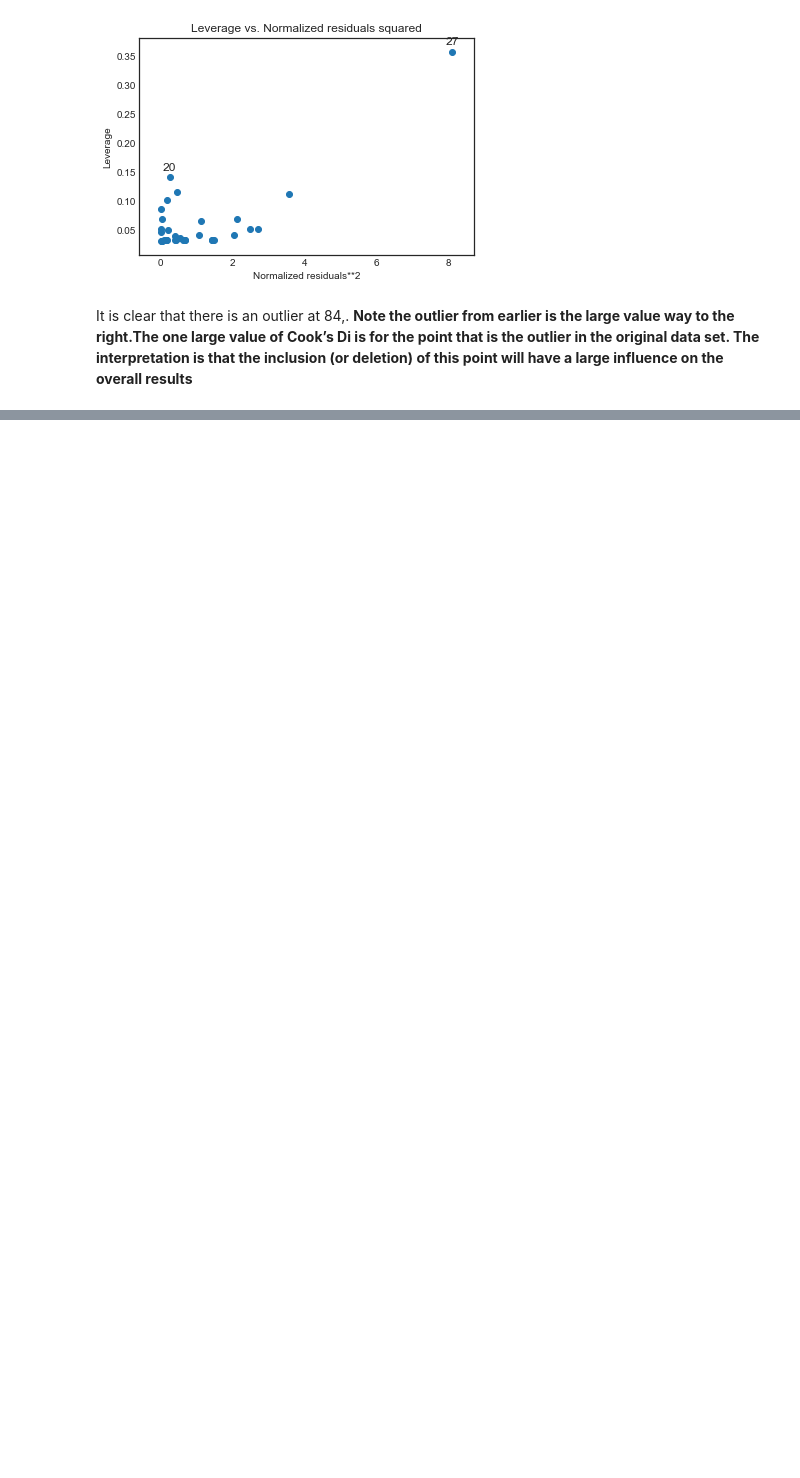
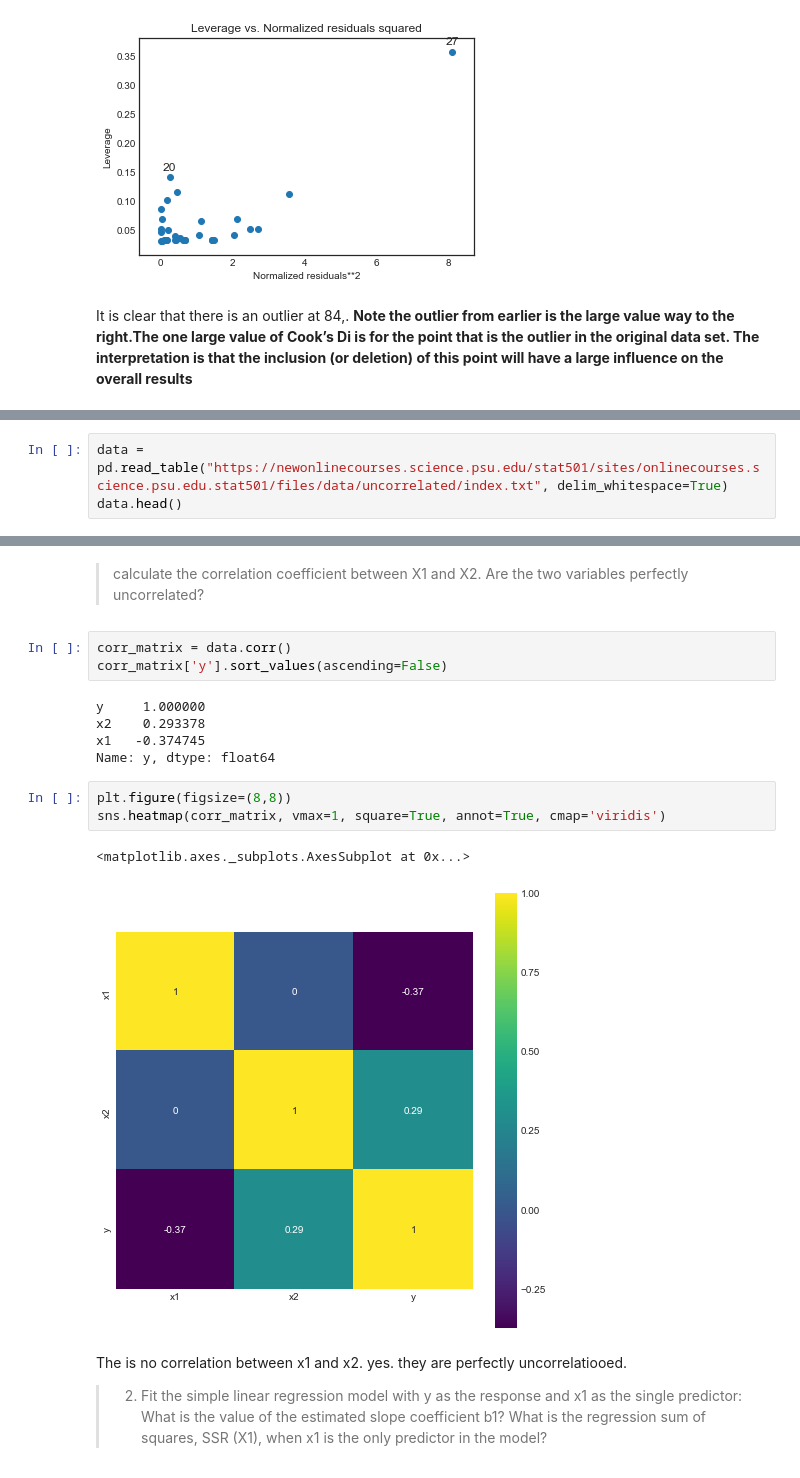
Before and after one commit to naivelogic/Machine_Learning_Notebooks, a Jupyter notebook: Data_Science/Stats Foundation/Regression Methods/[lab] Penn Stat 501 - Multiple Linear Regression.ipynb, the cells around one changed output, grey strips where cells are left out. Drawn from its saved outputs; the diff is of its cells as text; blank space fills up the shorter version.

```diff
--- a/Data_Science/Stats Foundation/Regression Methods/[lab] Penn Stat 501 - Multiple Linear Regression.ipynb
+++ b/Data_Science/Stats Foundation/Regression Methods/[lab] Penn Stat 501 - Multiple Linear Regression.ipynb
@@ -1464,0 +1468,3 @@ It is clear that there is an outlier at 84,. __Note the outlier from earlier is
+# %%
+data = pd.read_table("https://newonlinecourses.science.psu.edu/stat501/sites/onlinecourses.science.psu.edu.stat501/files/data/uncorrelated/index.txt", delim_whitespace=True)
+data.head()
@@ -1464,0 +1478,22 @@ It is clear that there is an outlier at 84,. __Note the outlier from earlier is
+# %% [markdown]
+>calculate the correlation coefficient between X1 and X2. Are the two variables perfectly uncorrelated?
+# %%
+corr_matrix = data.corr()
+corr_matrix['y'].sort_values(ascending=False)
+# %% [output]
+y     1.000000
+x2    0.293378
+x1   -0.374745
+Name: y, dtype: float64
+# %%
+plt.figure(figsize=(8,8))
+sns.heatmap(corr_matrix, vmax=1, square=True, annot=True, cmap='viridis')
+# %% [output]
+<matplotlib.axes._subplots.AxesSubplot at 0x...>
+[figure, added]
+# %% [markdown]
+The is no correlation between x1 and x2. yes. they are perfectly uncorrelatiooed.
+
+>2. Fit the simple linear regression model with y as the response and x1 as the single predictor:
+What is the value of the estimated slope coefficient b1?
+What is the regression sum of squares, SSR (X1), when x1 is the only predictor in the model?
```
Also changed, not shown: parts of 28 cells of this notebook.
